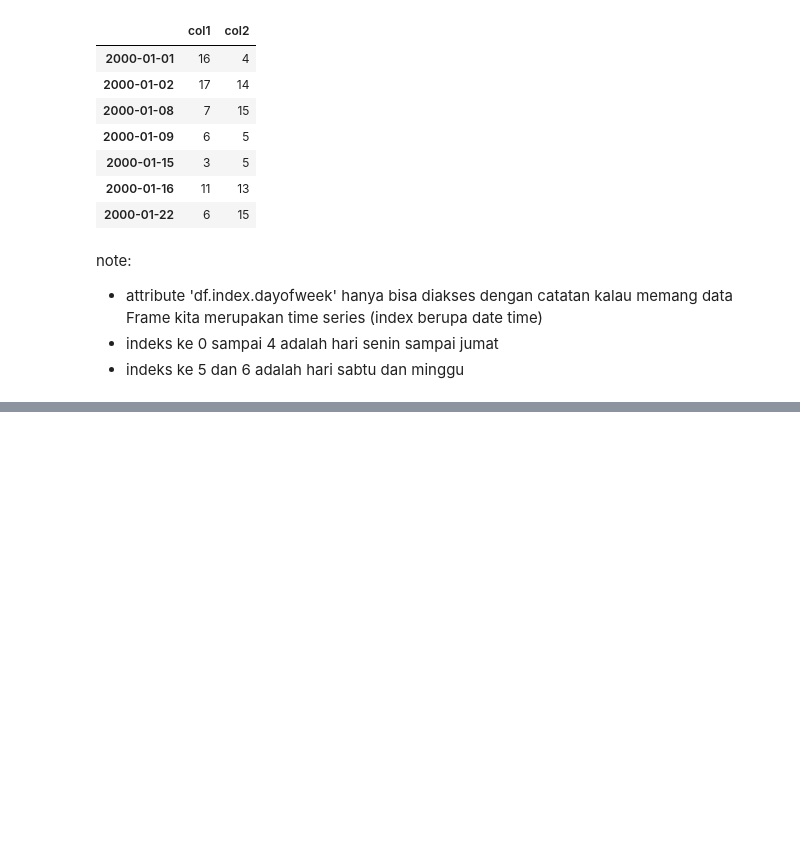
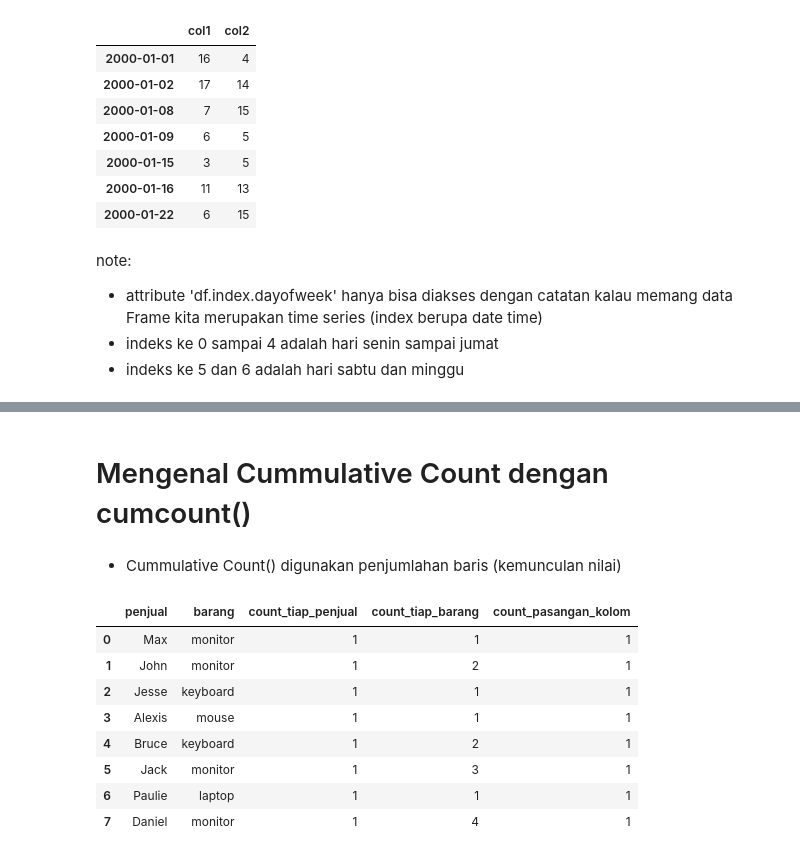
Before and after one commit to MarkvinsonAvatara/Pandas_learn, a Jupyter notebook: PythonPandasLearnWeek__12.ipynb, the cells around one changed output, grey strips where cells are left out. Cells and saved outputs as stored; diff of their text form; code cells hidden in the pictures; blank space fills up the shorter version.

```diff
--- a/PythonPandasLearnWeek__12.ipynb
+++ b/PythonPandasLearnWeek__12.ipynb
@@ -117,0 +194,6 @@ note:
+# %%
+#data frame prep
+d={'penjual': ['Max','John','Jesse','Alexis','Bruce','Jack','Paulie','Daniel'],
+   'barang':['monitor','monitor','keyboard','mouse','keyboard','monitor','laptop','monitor']}
+df=pd.DataFrame(d);
+df
@@ -117,0 +210,17 @@ note:
+# %% [markdown]
+# Mengenal Cummulative Count dengan cumcount()
+# %% [markdown]
+- Cummulative Count() digunakan penjumlahan baris (kemunculan nilai)
+# %%
+df['count_tiap_penjual']=df.groupby('penjual').cumcount() +1
+df
+# %% [output]
+|  | penjual | barang | count_tiap_penjual | count_tiap_barang | count_pasangan_kolom |
+| 0 | Max | monitor | 1 | 1 | 1 |
+| 1 | John | monitor | 1 | 2 | 1 |
+| 2 | Jesse | keyboard | 1 | 1 | 1 |
+| 3 | Alexis | mouse | 1 | 1 | 1 |
+| 4 | Bruce | keyboard | 1 | 2 | 1 |
+| 5 | Jack | monitor | 1 | 3 | 1 |
+| 6 | Paulie | laptop | 1 | 1 | 1 |
+| 7 | Daniel | monitor | 1 | 4 | 1 |
```
Also changed, not shown: parts of 16 cells of this notebook.
